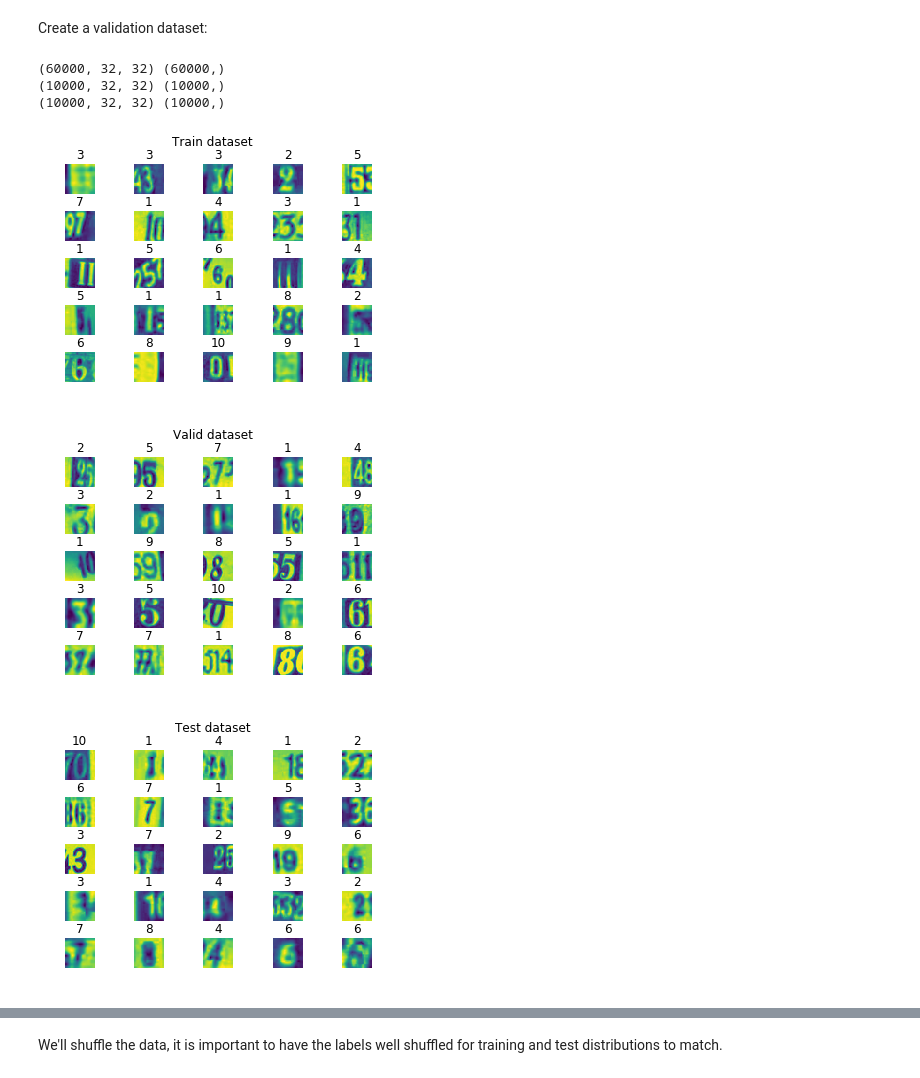
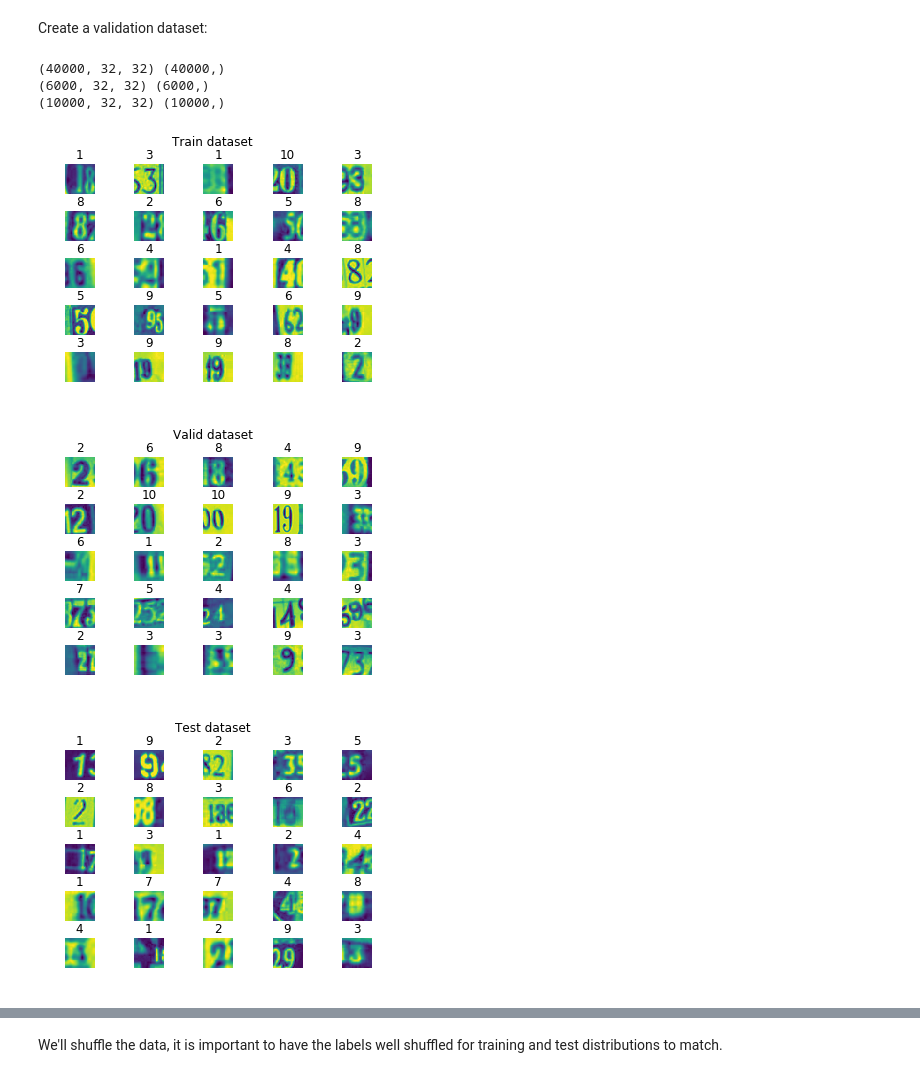
Before and after one commit to Tikitikitiki/deep_learning_google, a Jupyter notebook: 7_prepare_svhn_data_format_2.ipynb, the cells around one changed output, grey strips where cells are left out. Saved outputs shown, nothing was run; the diff lists cells and outputs as text; code cells hidden in the pictures.

```diff
--- a/7_prepare_svhn_data_format_2.ipynb
+++ b/7_prepare_svhn_data_format_2.ipynb
@@ -136,13 +136,16 @@ print('test dataset mean: %f, standard deviation: %f' % (np.mean(test_data), np.
 # %% [output]
 train dataset mean: 115.111780, standard deviation: 49.476878
 test dataset mean: 116.781171, standard deviation: 56.227676
+# %%
+train_data_backup = train_data
+test_data_backup = test_data
 # %% [markdown]
 We'll convert the entire dataset into a 3D array (image index, x, y) of floating point values, normalized to have approximately zero mean and standard deviation ~0.5 to make training easier down the road.
 
 A few images might not be readable, we'll just skip them.
 # %%
 image_size = 32 # pixel width and height
-pixel_depth = 511.0 # number of levels per pixel
+pixel_depth = 100.0 # number of levels per pixel
 
 def normalize_data(dataset):
     output_dataset = np.ndarray(shape = dataset.shape, dtype = np.float32)
@@ -165,8 +168,8 @@ def normalize_data(dataset):
 
     return output_dataset
 
-train_data = normalize_data(train_data)
-test_data = normalize_data(test_data)
+train_data = normalize_data(train_data_backup)
+test_data = normalize_data(test_data_backup)
 display_samples(train_data, train_labels, 'Train dataset normalized')
 display_samples(test_data, test_labels, 'Test dataset normalized')
 # %% [output]
@@ -180,0 +213,5 @@ Standard deviation: 0.110035
+# %%
+train_data_backup = train_data
+train_labels_backup = train_labels
+test_data_backup = test_data
+test_labels_backup = test_labels
@@ -183,41 +274,58 @@ Create a validation dataset:
 # %%
 def make_arrays(nb_rows, img_size):
   if nb_rows:
     dataset = np.ndarray((nb_rows, img_size, img_size), dtype=np.float32)
     labels = np.ndarray(nb_rows, dtype=np.int32)
   else:
     dataset, labels = None, None
   return dataset, labels
 
-def create_dataset(dataset, labels, image_size, train_size, valid_size=0):
+def create_dataset(train_data_split, train_labels_split,
+                   image_size, train_size, valid_size):
     output_train_data, output_train_labels = make_arrays(train_size, image_size)
     output_valid_data, output_valid_labels = make_arrays(valid_size, image_size)
-    output_train_data = dataset[:train_size]
-    output_train_labels = labels[:train_size]
-    if valid_size:
-        output_valid_data = dataset[train_size: train_size + valid_size]
-        output_valid_labels = labels[train_size: train_size + valid_size]
+    tsize_per_class = train_size//num_class
+    vsize_per_class = valid_size//num_class
+
+    for i in range(num_class):
+        start_t = i*tsize_per_class
+        end_t = (i + 1)*tsize_per_class
+        start_v = i*vsize_per_class
+        end_v = (i + 1)*vsize_per_class
+
+        output_train_data[start_t:end_t] = train_data_split[i][:tsize_per_class]
+        output_train_labels[start_t:end_t] = train_labels_split[i][:tsize_per_class]
+        output_valid_data[start_v:end_v] = train_data_split[i][
+            tsize_per_class:tsize_per_class + vsize_per_class]
+        output_valid_labels[start_v:end_v] = train_labels_split[i][
+            tsize_per_class:tsize_per_class + vsize_per_class]
+
     return output_train_data, output_train_labels, output_valid_data, output_valid_labels
 
-train_size = 60000
-valid_size = 10000
+train_size = 40000
+valid_size = 6000
 test_size = 10000
 
 train_data, train_labels, valid_data, valid_labels = create_dataset(
-    train_data, train_labels, image_size, train_size, valid_size)
-test_data, test_labels,_,_ = create_dataset(test_data, test_labels, image_size, test_size)
+    train_data_split, train_labels_split, image_size, train_size, valid_size)
+
+# generate test dataset
+index_list = random.sample(range(test_labels_backup.shape[0]), test_size)
+test_data = test_data_backup[index_list, :, :]
+test_labels = test_labels_backup[index_list]
+
 
 print(train_data.shape, train_labels.shape)
 print(valid_data.shape, valid_labels.shape)
 print(test_data.shape, test_labels.shape)
 
 display_samples(train_data, train_labels, 'Train dataset')
 display_samples(valid_data, valid_labels, 'Valid dataset')
 display_samples(test_data, test_labels, 'Test dataset')
 # %% [output]
-(60000, 32, 32) (60000,)
+(40000, 32, 32) (40000,)
+(6000, 32, 32) (6000,)
 (10000, 32, 32) (10000,)
-(10000, 32, 32) (10000,)
-[figure, old version]
+[figure, new version]
-[figure, old version]
+[figure, new version]
-[figure, old version]
+[figure, new version]
```
Also changed, not shown: parts of 13 cells of this notebook, 7 other files.
